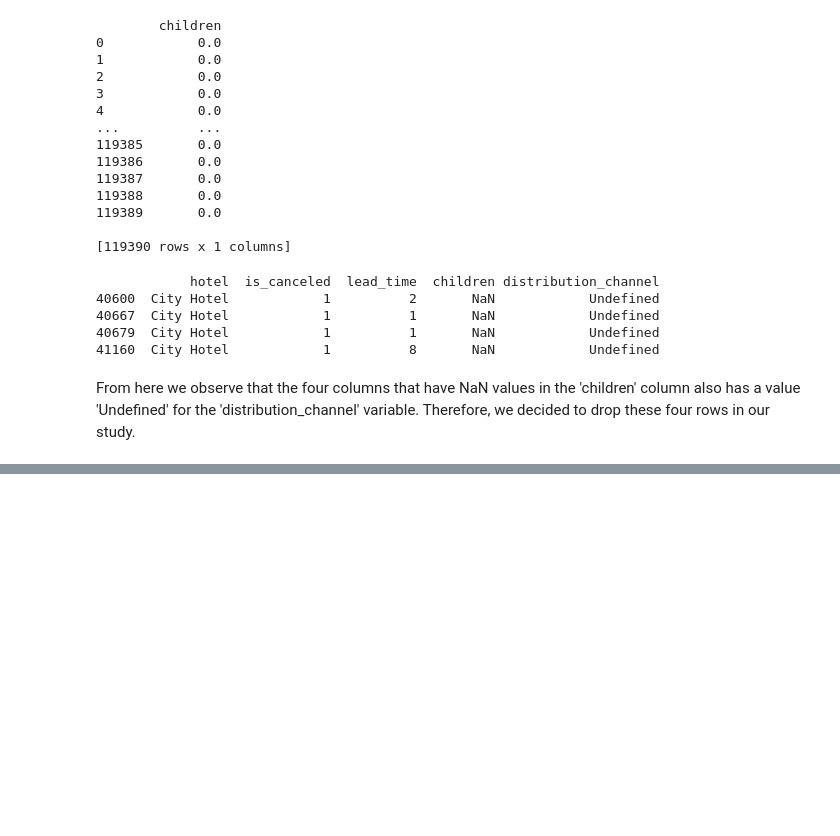
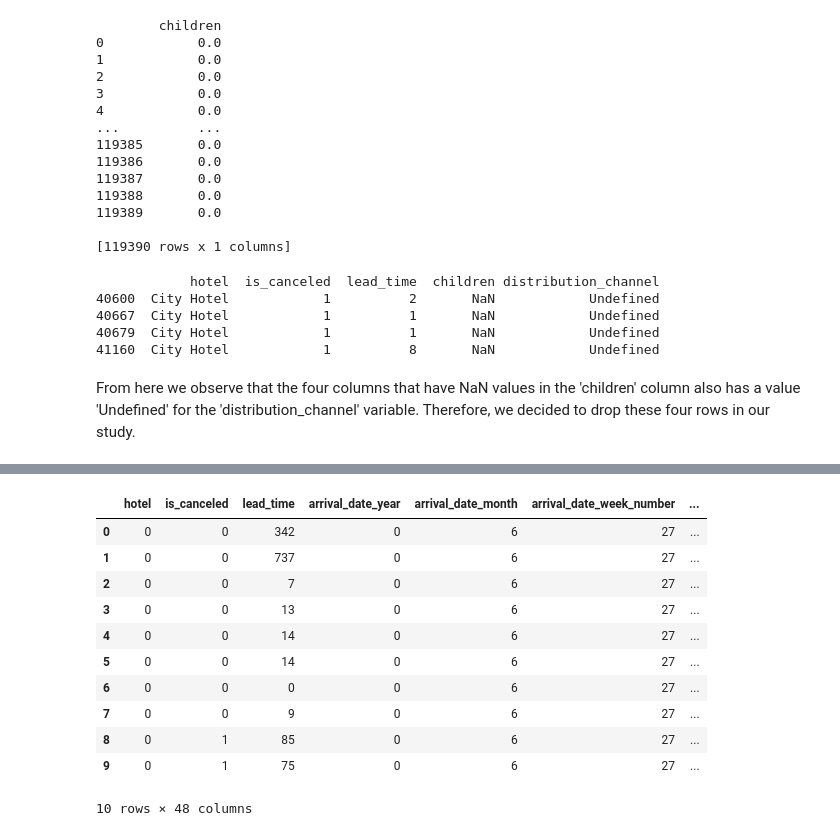
Before and after one commit to andy0530/ECS171-Final-Project, a Jupyter notebook: Final_Project.ipynb, the cells around one changed output, grey strips where cells are left out. Drawn from its saved outputs; the diff is of its cells as text; code cells hidden in the pictures; blank space fills up the shorter version.

```diff
--- a/Final_Project.ipynb
+++ b/Final_Project.ipynb
@@ -238,0 +288,20 @@ data = data.dropna()
+# %%
+onehotcols = ['meal', 'market_segment', 'distribution_channel', 'deposit_type', 'customer_type', 'reservation_status']
+data_NOT_onehot = data.copy().drop(columns=onehotcols)
+data_onehot = data[onehotcols]
+
+data = pd.concat([data_NOT_onehot, pd.get_dummies(data_onehot)], axis=1)
+display(data.head(10))
+# %% [output]
+|  | hotel | is_canceled | lead_time | arrival_date_year | arrival_date_month | arrival_date_week_number | ... |
+| 0 | 0 | 0 | 342 | 0 | 6 | 27 | ... |
+| 1 | 0 | 0 | 737 | 0 | 6 | 27 | ... |
+| 2 | 0 | 0 | 7 | 0 | 6 | 27 | ... |
+| 3 | 0 | 0 | 13 | 0 | 6 | 27 | ... |
+| 4 | 0 | 0 | 14 | 0 | 6 | 27 | ... |
+| 5 | 0 | 0 | 14 | 0 | 6 | 27 | ... |
+| 6 | 0 | 0 | 0 | 0 | 6 | 27 | ... |
+| 7 | 0 | 0 | 9 | 0 | 6 | 27 | ... |
+| 8 | 0 | 1 | 85 | 0 | 6 | 27 | ... |
+| 9 | 0 | 1 | 75 | 0 | 6 | 27 | ... |
+10 rows × 48 columns
```
Also changed, not shown: parts of 7 cells of this notebook.
